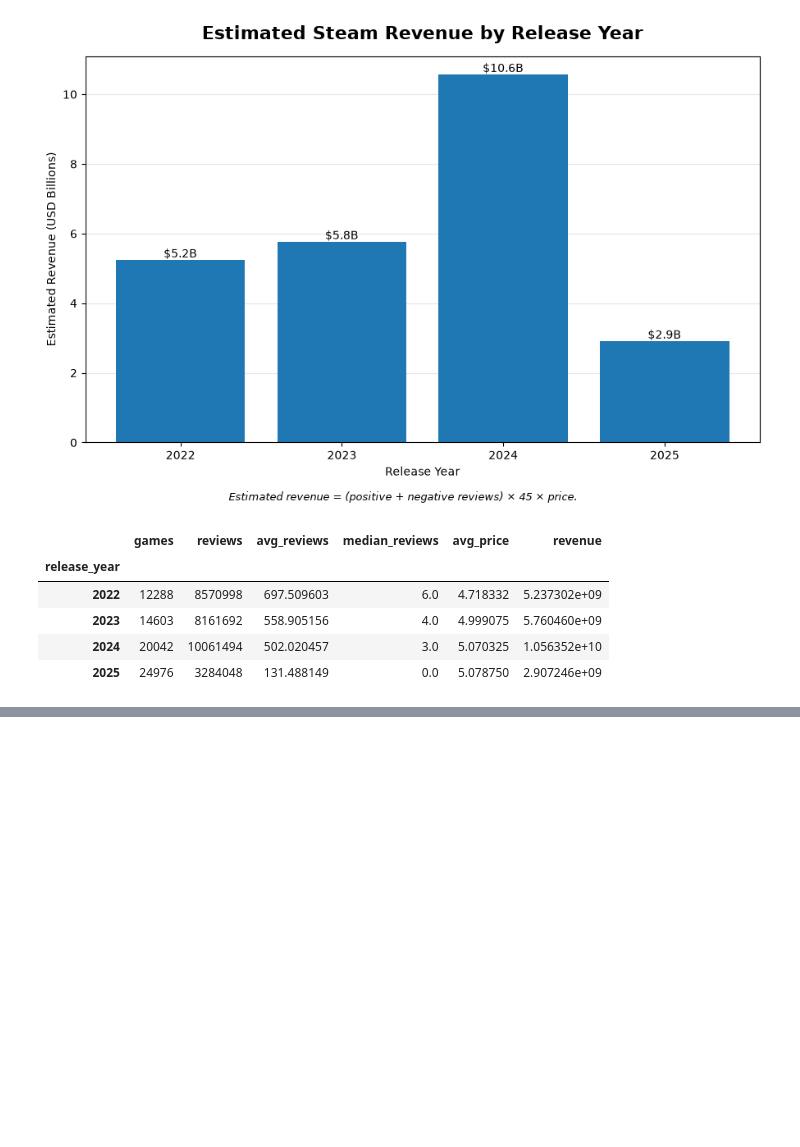
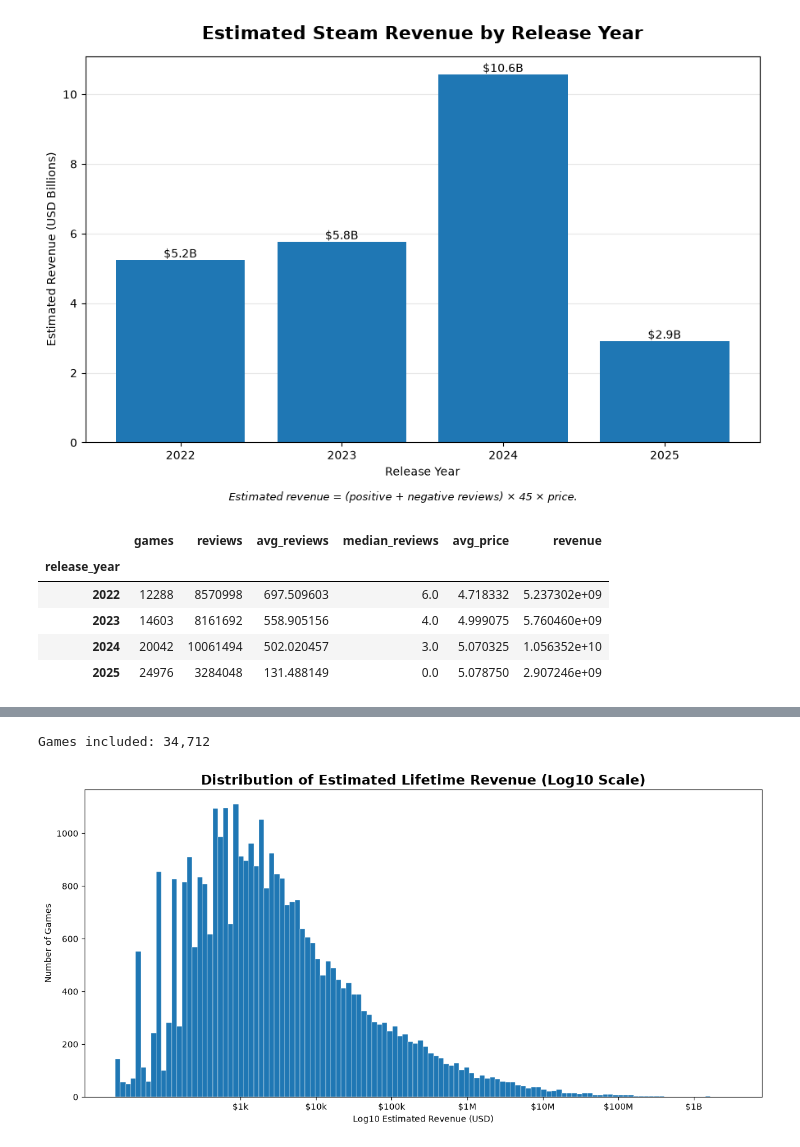
Before and after one commit to IRCSS/Steam-Data-Analyzer, a Jupyter notebook: notebooks/games_chart.ipynb, the cells around one changed output, grey strips where cells are left out. Saved outputs shown, nothing was run; the diff lists cells and outputs as text; code cells hidden in the pictures; blank space fills up the shorter version.

```diff
--- a/notebooks/games_chart.ipynb
+++ b/notebooks/games_chart.ipynb
@@ -1035,0 +1272,54 @@ zero_review_games
+# %%
+import numpy as np
+import matplotlib.pyplot as plt
+
+# Only games with positive estimated revenue
+cluster_df = games_revenue[
+    games_revenue["estimated_revenue"] > 0
+].copy()
+
+# Log10 revenue
+cluster_df["log10_revenue"] = np.log10(cluster_df["estimated_revenue"])
+# cluster_df["log10_revenue"] = cluster_df["estimated_revenue"]
+
+print(f"Games included: {len(cluster_df):,}")
+
+# Plot
+fig, ax = plt.subplots(figsize=(12, 6))
+
+ax.hist(
+    cluster_df["log10_revenue"],
+    bins=120,
+    edgecolor="white",
+    linewidth=0.3
+)
+
+ax.set_title(
+    "Distribution of Estimated Lifetime Revenue (Log10 Scale)",
+    fontsize=16,
+    weight="bold"
+)
+
+ax.set_xlabel("Log10 Estimated Revenue (USD)")
+ax.set_ylabel("Number of Games")
+
+# Useful reference labels
+ticks = [3, 4, 5, 6, 7, 8, 9]
+labels = [
+    "$1k",
+    "$10k",
+    "$100k",
+    "$1M",
+    "$10M",
+    "$100M",
+    "$1B",
+]
+
+ax.set_xticks(ticks)
+ax.set_xticklabels(labels)
+
+plt.tight_layout()
+plt.show()
+# %% [output]
+Games included: 34,712
+[figure, added]
```
Also changed, not shown: parts of 13 cells of this notebook, 1 other file.
